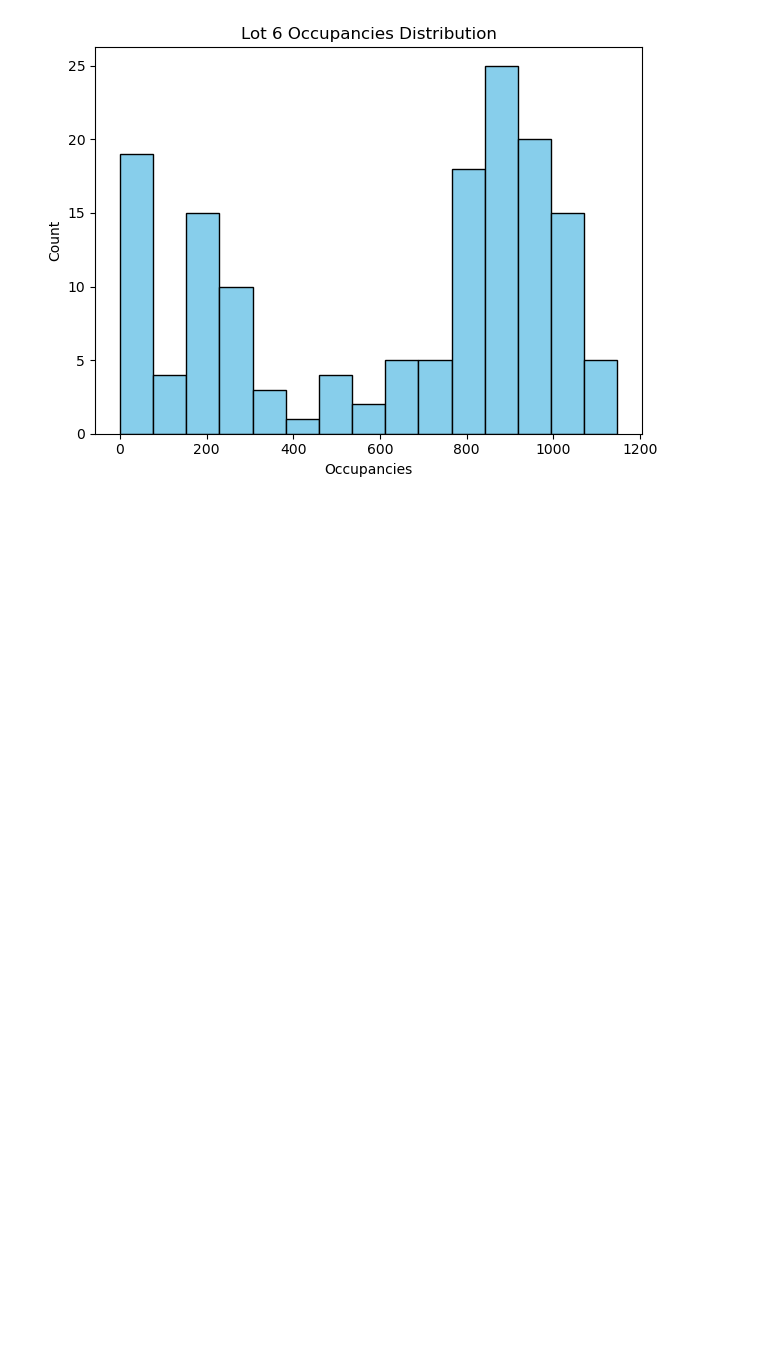
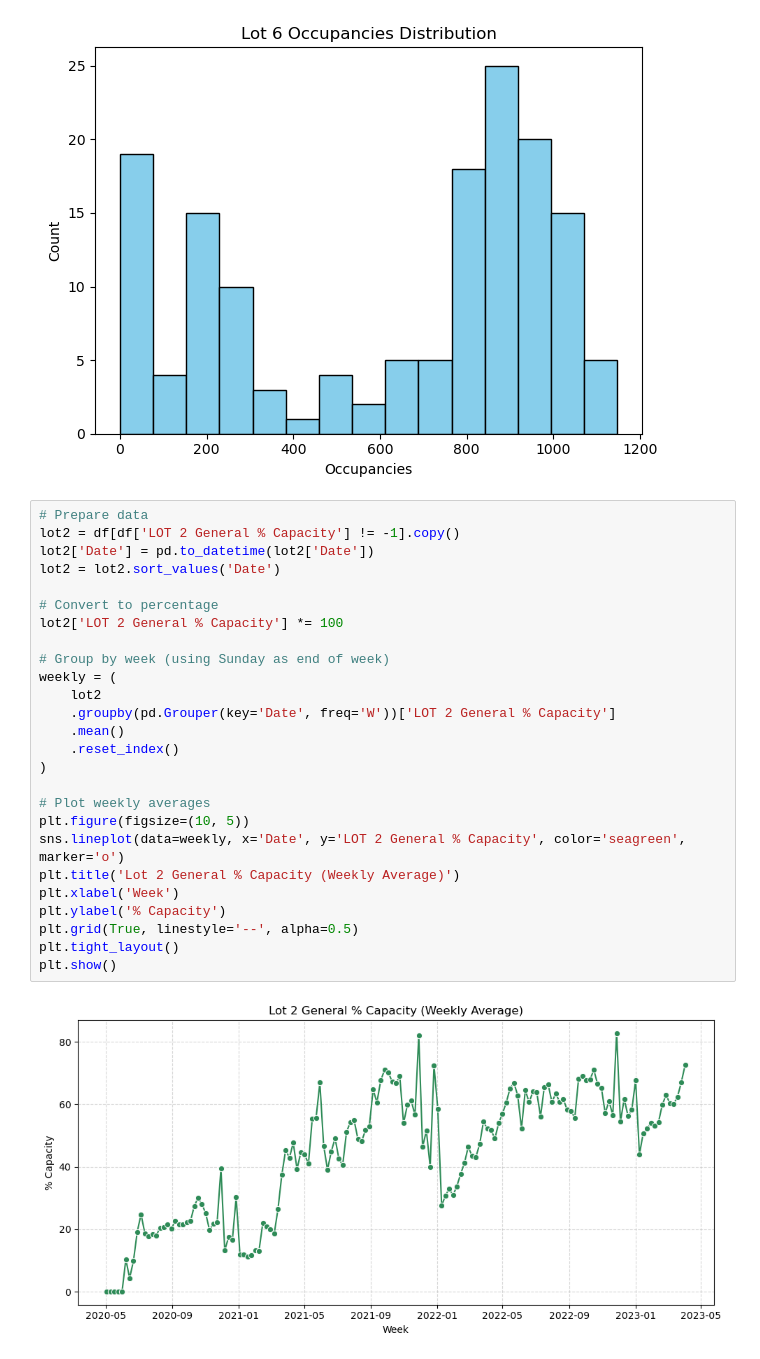
Before and after one commit to doom-boy/Ontario-Competition-Project, a Jupyter notebook: lot_counts_eda.ipynb, the cells around one changed output. Drawn from its saved outputs; the diff is of its cells as text; blank space fills up the shorter version.

```diff
--- a/lot_counts_eda.ipynb
+++ b/lot_counts_eda.ipynb
@@ -172,3 +172,31 @@ plt.tight_layout()
 plt.show()
 # %% [output]
 [figure]
+# %%
+# Prepare data
+lot2 = df[df['LOT 2 General % Capacity'] != -1].copy()
+lot2['Date'] = pd.to_datetime(lot2['Date'])
+lot2 = lot2.sort_values('Date')
+
+# Convert to percentage
+lot2['LOT 2 General % Capacity'] *= 100
+
+# Group by week (using Sunday as end of week)
+weekly = (
+    lot2
+    .groupby(pd.Grouper(key='Date', freq='W'))['LOT 2 General % Capacity']
+    .mean()
+    .reset_index()
+)
+
+# Plot weekly averages
+plt.figure(figsize=(10, 5))
+sns.lineplot(data=weekly, x='Date', y='LOT 2 General % Capacity', color='seagreen', marker='o')
+plt.title('Lot 2 General % Capacity (Weekly Average)')
+plt.xlabel('Week')
+plt.ylabel('% Capacity')
+plt.grid(True, linestyle='--', alpha=0.5)
+plt.tight_layout()
+plt.show()
+# %% [output]
+[figure, added]
```
Also changed, not shown: parts of 3 cells of this notebook.
